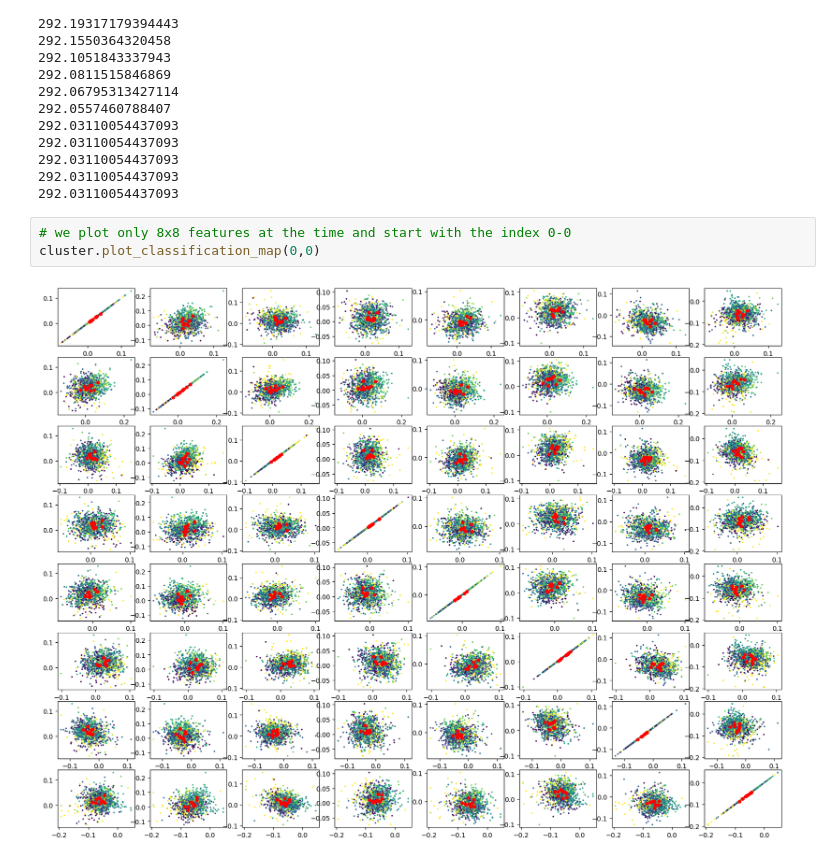
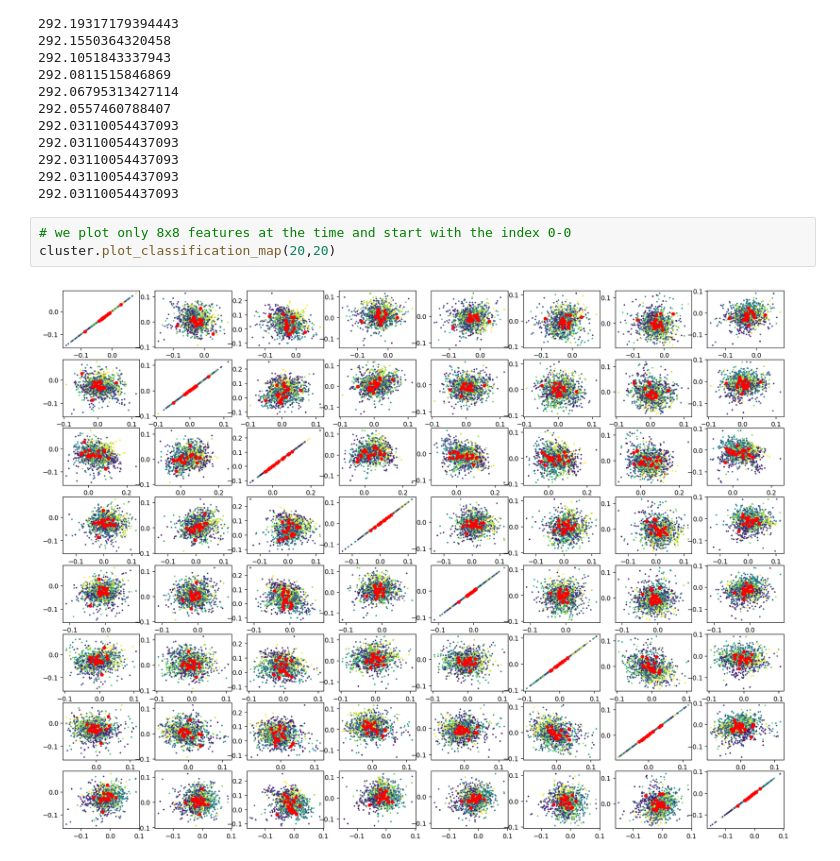
Before and after one commit to SColibri/Data-mining-TUM, a Jupyter notebook: Task_7/ClusteringNotebook.ipynb, the cells around one changed output. Cells and saved outputs as stored; diff of their text form.

Commit message:
update main cluster

```diff
--- a/Task_7/ClusteringNotebook.ipynb
+++ b/Task_7/ClusteringNotebook.ipynb
@@ -104,6 +104,6 @@ cluster.run_iteration(20)
 292.03110054437093
 # %%
 # we plot only 8x8 features at the time and start with the index 0-0
-cluster.plot_classification_map(0,0)
+cluster.plot_classification_map(20,20)
 # %% [output]
-[figure, old version]
+[figure, new version]
```
